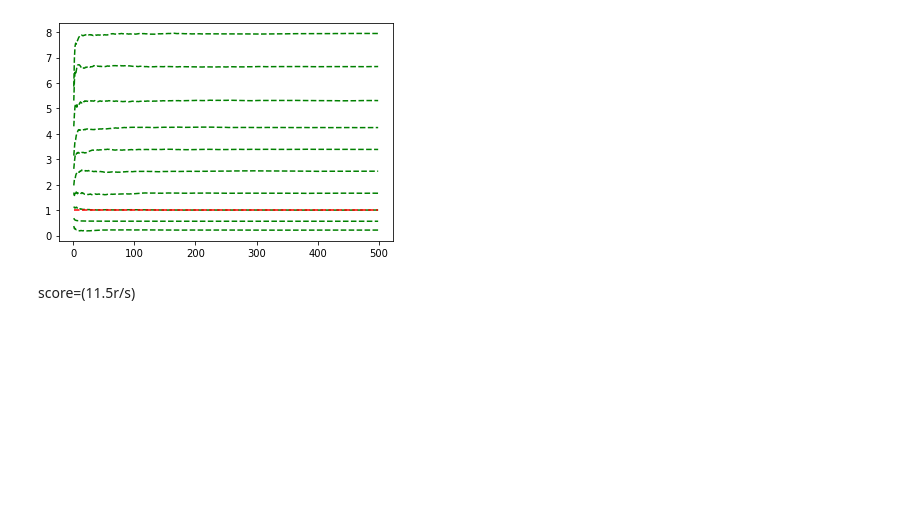
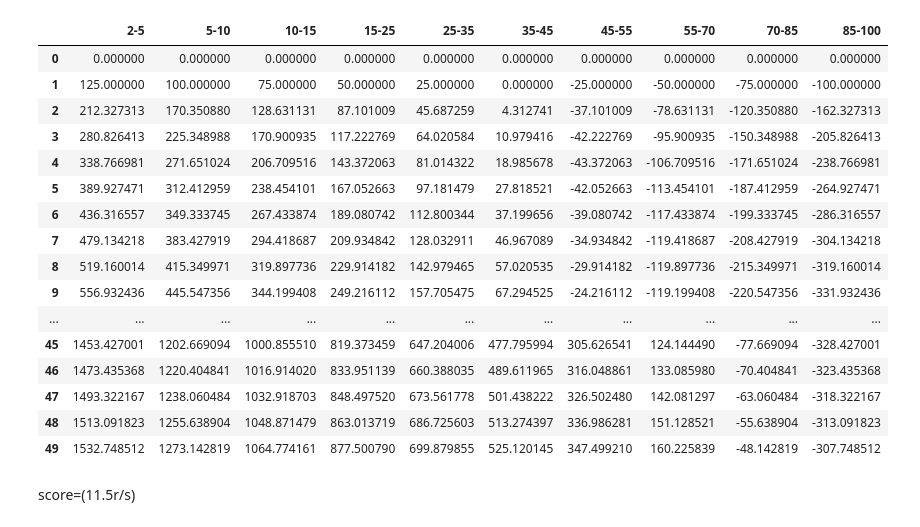
Before and after one commit to SahajTC/A-Fire-Inside, a Jupyter notebook: Rating_System.ipynb, the cells around one changed output. Drawn from its saved outputs; the diff is of its cells as text; code cells hidden in the pictures; blank space fills up the shorter version.

```diff
--- a/Rating_System.ipynb
+++ b/Rating_System.ipynb
@@ -121,0 +21,17 @@ def plot_rate(LOW,HIGH,size=50):
+# %%
+noc=10
+arr=np.array([])
+for i in range(1,noc+1):
+    arr=np.append(arr,0)
+# %%
+df2=pd.DataFrame()
+df2["2-5"]=[0]
+df2["5-10"]=[0]
+df2["10-15"]=[0]
+df2["15-25"]=[0]
+df2["25-35"]=[0]
+df2["35-45"]=[0]
+df2["45-55"]=[0]
+df2["55-70"]=[0]
+df2["70-85"]=[0]
+df2["85-100"]=[0]
@@ -122,12 +42,7 @@ def plot_rate(LOW,HIGH,size=50):
 # %%
 df=pd.DataFrame()
-arri=np.array([])
-size=500
-for i in range(1,size):
-    arri=np.append(arri,i)
-df["index"]=arri
 df["2-5"]=plot_rate(2,5,size)
-df["5-10"]=plot_rate(7.5,7.5,size)
+df["5-10"]=plot_rate(5,10,size)
 df["10-15"]=plot_rate(10,15,size)
 df["15-25"]=plot_rate(15,25,size)
 df["25-35"]=plot_rate(25,35,size)
@@ -163,6 +54,37 @@ df.head(20)
-# %%
-plt.plot(df["index"],df["2-5"],'--g',df["index"],df["5-10"],'--g',df["index"],df["10-15"],'--g',df["index"],df["15-25"],'--g',df["index"],df["25-35"],'--g',df["index"],df["35-45"],'--g',df["index"],df["45-55"],'--g',df["index"],df["55-70"],'--g',df["index"],df["70-85"],'--g',df["index"],df["85-100"],'--g',df["index"],df["base"],'--r');
-# %% [output]
-[figure, removed]
+# %%
+for i in range(0,50):
+ arr2=np.array([])
+ arr2=np.append(arr2,nr_a(1,arr[0],arr))
+ arr2=np.append(arr2,nr_a(2,arr[1],arr))
+ arr2=np.append(arr2,nr_a(3,arr[2],arr))
+ arr2=np.append(arr2,nr_a(4,arr[3],arr))
+ arr2=np.append(arr2,nr_a(5,arr[4],arr))
+ arr2=np.append(arr2,nr_a(6,arr[5],arr))
+ arr2=np.append(arr2,nr_a(7,arr[6],arr))
+ arr2=np.append(arr2,nr_a(8,arr[7],arr))
+ arr2=np.append(arr2,nr_a(9,arr[8],arr))
+ arr2=np.append(arr2,nr_a(10,arr[9],arr))
+ arr=arr2
+ df2.loc[len(df2.index)]=arr2
+# %%
+df2.head(50)
+# %% [output]
+|  | 2-5 | 5-10 | 10-15 | 15-25 | 25-35 | 35-45 | 45-55 | 55-70 | 70-85 | 85-100 |
+| 0 | 0.000000 | 0.000000 | 0.000000 | 0.000000 | 0.000000 | 0.000000 | 0.000000 | 0.000000 | 0.000000 | 0.000000 |
+| 1 | 125.000000 | 100.000000 | 75.000000 | 50.000000 | 25.000000 | 0.000000 | -25.000000 | -50.000000 | -75.000000 | -100.000000 |
+| 2 | 212.327313 | 170.350880 | 128.631131 | 87.101009 | 45.687259 | 4.312741 | -37.101009 | -78.631131 | -120.350880 | -162.327313 |
+| 3 | 280.826413 | 225.348988 | 170.900935 | 117.222769 | 64.020584 | 10.979416 | -42.222769 | -95.900935 | -150.348988 | -205.826413 |
+| 4 | 338.766981 | 271.651024 | 206.709516 | 143.372063 | 81.014322 | 18.985678 | -43.372063 | -106.709516 | -171.651024 | -238.766981 |
+| 5 | 389.927471 | 312.412959 | 238.454101 | 167.052663 | 97.181479 | 27.818521 | -42.052663 | -113.454101 | -187.412959 | -264.927471 |
+| 6 | 436.316557 | 349.333745 | 267.433874 | 189.080742 | 112.800344 | 37.199656 | -39.080742 | -117.433874 | -199.333745 | -286.316557 |
+| 7 | 479.134218 | 383.427919 | 294.418687 | 209.934842 | 128.032911 | 46.967089 | -34.934842 | -119.418687 | -208.427919 | -304.134218 |
+| 8 | 519.160014 | 415.349971 | 319.897736 | 229.914182 | 142.979465 | 57.020535 | -29.914182 | -119.897736 | -215.349971 | -319.160014 |
+| 9 | 556.932436 | 445.547356 | 344.199408 | 249.216112 | 157.705475 | 67.294525 | -24.216112 | -119.199408 | -220.547356 | -331.932436 |
+| ... | ... | ... | ... | ... | ... | ... | ... | ... | ... | ... |
+| 45 | 1453.427001 | 1202.669094 | 1000.855510 | 819.373459 | 647.204006 | 477.795994 | 305.626541 | 124.144490 | -77.669094 | -328.427001 |
+| 46 | 1473.435368 | 1220.404841 | 1016.914020 | 833.951139 | 660.388035 | 489.611965 | 316.048861 | 133.085980 | -70.404841 | -323.435368 |
+| 47 | 1493.322167 | 1238.060484 | 1032.918703 | 848.497520 | 673.561778 | 501.438222 | 326.502480 | 142.081297 | -63.060484 | -318.322167 |
+| 48 | 1513.091823 | 1255.638904 | 1048.871479 | 863.013719 | 686.725603 | 513.274397 | 336.986281 | 151.128521 | -55.638904 | -313.091823 |
+| 49 | 1532.748512 | 1273.142819 | 1064.774161 | 877.500790 | 699.879855 | 525.120145 | 347.499210 | 160.225839 | -48.142819 | -307.748512 |
 # %% [markdown]
 score=(11.5r/s)
```
Also changed, not shown: parts of 10 cells of this notebook.
